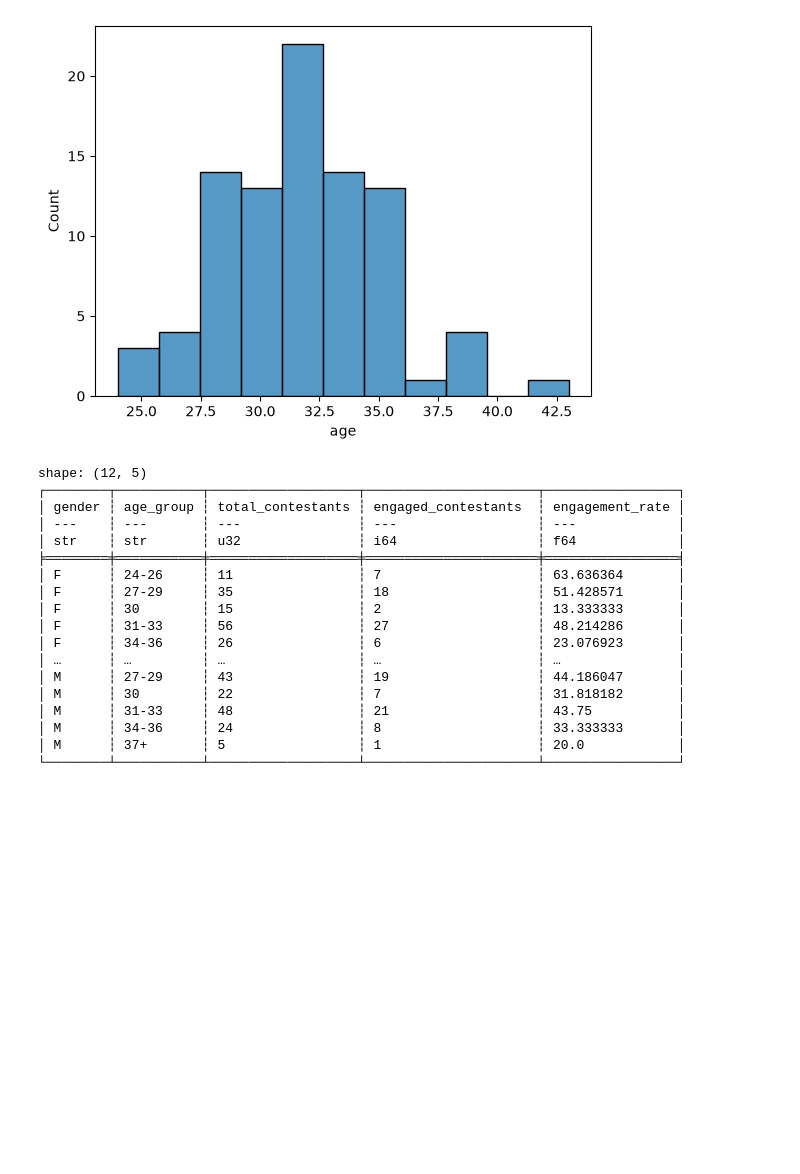
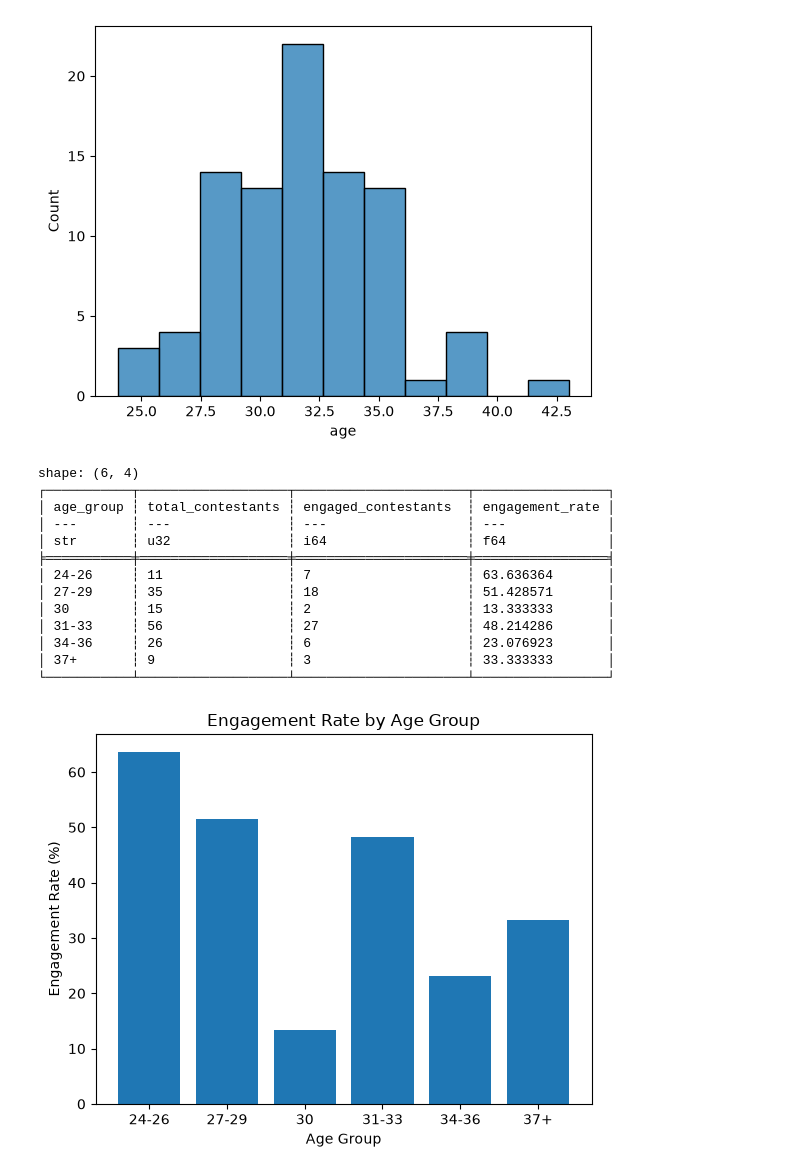
Before and after one commit to ZeeThomas/Love-Is-Blind-Analysis, a Jupyter notebook: analysisV0.ipynb, the cells around one changed output. Drawn from its saved outputs; the diff is of its cells as text; code cells hidden in the pictures; blank space fills up the shorter version.

Commit message:
created a reusable analysis function for contestant data

```diff
--- a/analysisV0.ipynb
+++ b/analysisV0.ipynb
@@ -709,32 +682,30 @@ sns.histplot(single_women_contestants, x="age")
 <Axes: xlabel='age', ylabel='Count'>
 [figure]
 # %%
-results_by_gender = (
-    contestants.group_by(["gender", "age_group"])
-    .agg(
-        pl.len().alias("total_contestants"),
-        pl.col("engaged").sum().alias("engaged_contestants "),
-        (pl.col("engaged").mean() * 100).alias("engagement_rate")
-    )
-    .sort(["gender", "age_group"])
-)
-print(results_by_gender)
+women_engagement_results = fc.age_group_engagement(women_contestants)
 # %% [output]
-shape: (12, 5)
-┌────────┬───────────┬───────────────────┬──────────────────────┬─────────────────┐
-│ gender ┆ age_group ┆ total_contestants ┆ engaged_contestants  ┆ engagement_rate │
-│ ---    ┆ ---       ┆ ---               ┆ ---                  ┆ ---             │
-│ str    ┆ str       ┆ u32               ┆ i64                  ┆ f64             │
-╞════════╪═══════════╪═══════════════════╪══════════════════════╪═════════════════╡
-│ F      ┆ 24-26     ┆ 11                ┆ 7                    ┆ 63.636364       │
-│ F      ┆ 27-29     ┆ 35                ┆ 18                   ┆ 51.428571       │
-│ F      ┆ 30        ┆ 15                ┆ 2                    ┆ 13.333333       │
-│ F      ┆ 31-33     ┆ 56                ┆ 27                   ┆ 48.214286       │
-│ F      ┆ 34-36     ┆ 26                ┆ 6                    ┆ 23.076923       │
-│ …      ┆ …         ┆ …                 ┆ …                    ┆ …               │
-│ M      ┆ 27-29     ┆ 43                ┆ 19                   ┆ 44.186047       │
-│ M      ┆ 30        ┆ 22                ┆ 7                    ┆ 31.818182       │
-│ M      ┆ 31-33     ┆ 48                ┆ 21                   ┆ 43.75           │
-│ M      ┆ 34-36     ┆ 24                ┆ 8                    ┆ 33.333333       │
-│ M      ┆ 37+       ┆ 5                 ┆ 1                    ┆ 20.0            │
-└────────┴───────────┴───────────────────┴──────────────────────┴─────────────────┘
+shape: (6, 4)
+┌───────────┬───────────────────┬──────────────────────┬─────────────────┐
+│ age_group ┆ total_contestants ┆ engaged_contestants  ┆ engagement_rate │
+│ ---       ┆ ---               ┆ ---                  ┆ ---             │
+│ str       ┆ u32               ┆ i64                  ┆ f64             │
+╞═══════════╪═══════════════════╪══════════════════════╪═════════════════╡
+│ 24-26     ┆ 11                ┆ 7                    ┆ 63.636364       │
+│ 27-29     ┆ 35                ┆ 18                   ┆ 51.428571       │
+│ 30        ┆ 15                ┆ 2                    ┆ 13.333333       │
+│ 31-33     ┆ 56                ┆ 27                   ┆ 48.214286       │
+│ 34-36     ┆ 26                ┆ 6                    ┆ 23.076923       │
+│ 37+       ┆ 9                 ┆ 3                    ┆ 33.333333       │
+└───────────┴───────────────────┴──────────────────────┴─────────────────┘
+# %%
+import matplotlib.pyplot as plt
+plt.bar(
+    women_engagement_results["age_group"].to_list(),
+    women_engagement_results["engagement_rate"].to_list()
+)
+plt.xlabel("Age Group")
+plt.ylabel("Engagement Rate (%)")
+plt.title("Engagement Rate by Age Group")
+plt.show()
+# %% [output]
+[figure, added]
```
Also changed, not shown: parts of 3 cells of this notebook, 2 other files.
